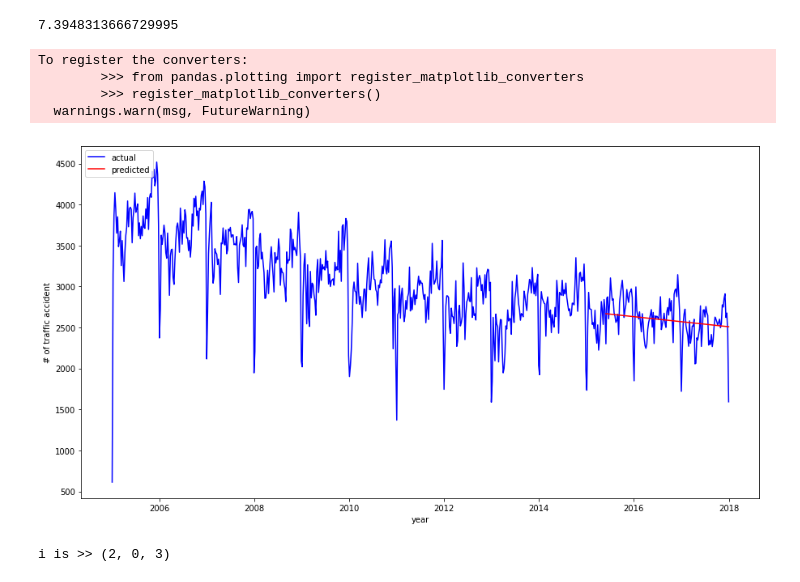
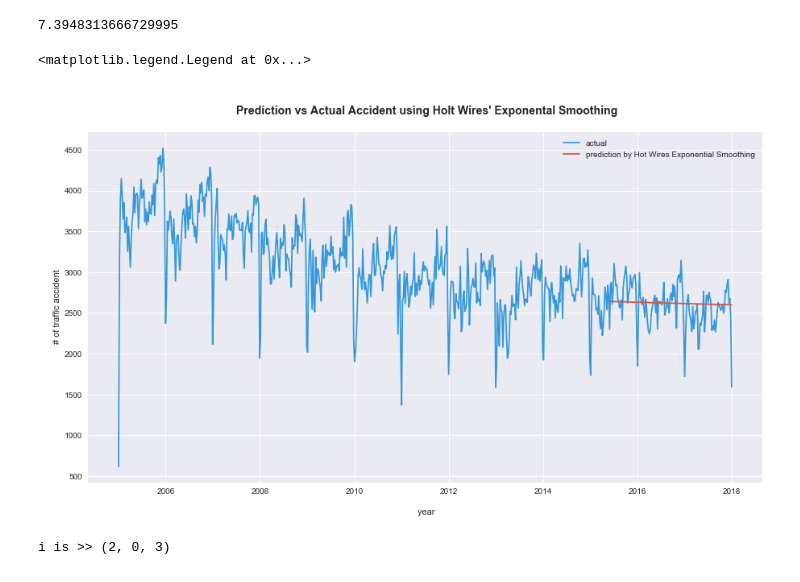
Before and after one commit to codingNinjaSatoshiSeven/CMPE255_Final_Project, a Jupyter notebook: time_series.ipynb, the cells around one changed output. Cells and saved outputs as stored; diff of their text form; code cells hidden in the pictures.

```diff
--- a/time_series.ipynb
+++ b/time_series.ipynb
@@ -99,20 +88,19 @@ mape1 = np.mean(np.abs((y1.values - test.values) / test.values)) * 100
 mape1
 # %% [output]
 7.3948313666729995
-# %%
-plt.figure(figsize=(15,8))
-plt.plot(new_df.index, new_df.values.flatten(), '-b')
-plt.plot(x_test, y1.values, '-r')
-plt.xlabel('year')
-plt.ylabel('# of traffic accident')
-plt.legend(['actual', 'predicted'], loc='upper left')
-plt.show()
-# %% [output]
-To register the converters:
-        >>> from pandas.plotting import register_matplotlib_converters
-        >>> register_matplotlib_converters()
-  warnings.warn(msg, FutureWarning)
-[figure, removed]
+# %%
+
+sns.set()
+fig, ax = plt.subplots(figsize=(15, 8))
+ax.plot(new_df.index, new_df.values.flatten(), label='actual', color="#3498db")
+ax.plot(x_test, y1.values, label='prediction', color="#e74c3c")
+ax.set_title('\n Prediction vs Actual Accident using Holt Wires\' Exponental Smoothing\n', fontsize=14, fontweight='bold')
+ax.set(ylabel='\n # of traffic accident')
+ax.set(xlabel='\n year')
+ax.legend(['actual', 'prediction by Hot Wires Exponential Smoothing'], loc='upper right')
+# %% [output]
+<matplotlib.legend.Legend at 0x...>
+[figure, added]
 # %%
 orders = [(2, 0, 3), (2, 0, 4), (2, 0, 5), (2, 0, 6)]
 seasonal_orders = [(3,1,2, 3), (3,1,2,4), (3,1,2, 5), (3,1,2, 6)]
```
Also changed, not shown: parts of 13 cells of this notebook.
